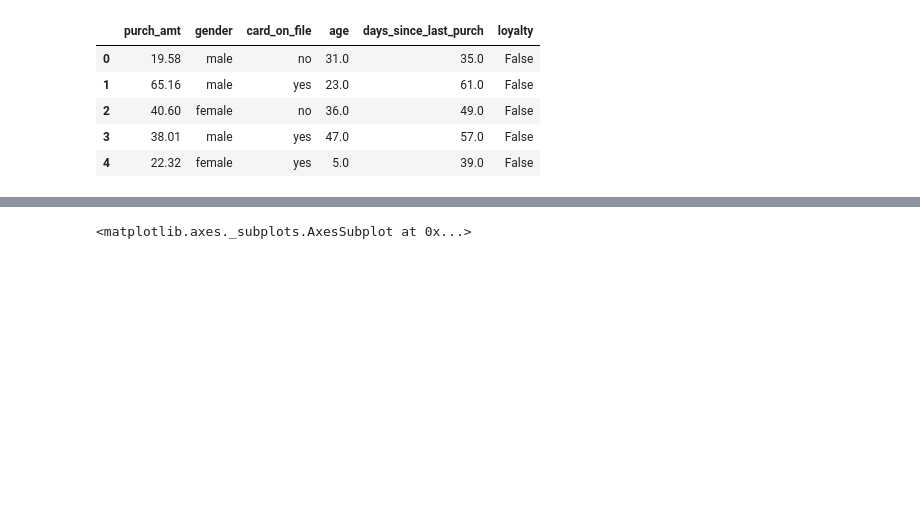
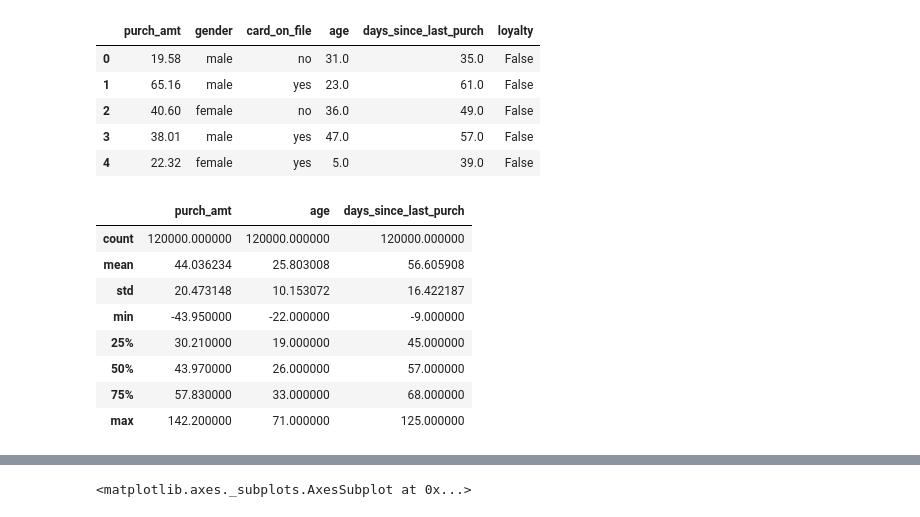
Before and after one commit to mhuh22/Thinkful, a Jupyter notebook: Bootcamp/Unit 7/Loyalty Program (Final Exam).ipynb, the cells around one changed output, grey strips where cells are left out. Cells and saved outputs as stored; diff of their text form; code cells hidden in the pictures; blank space fills up the shorter version.

```diff
--- a/Bootcamp/Unit 7/Loyalty Program (Final Exam).ipynb
+++ b/Bootcamp/Unit 7/Loyalty Program (Final Exam).ipynb
@@ -19,3 +22,16 @@ data.head()
 | 2 | 40.60 | female | no | 36.0 | 49.0 | False |
 | 3 | 38.01 | male | yes | 47.0 | 57.0 | False |
 | 4 | 22.32 | female | yes | 5.0 | 39.0 | False |
+# %%
+# View statistics on dataset
+data.describe()
+# %% [output]
+|  | purch_amt | age | days_since_last_purch |
+| count | 120000.000000 | 120000.000000 | 120000.000000 |
+| mean | 44.036234 | 25.803008 | 56.605908 |
+| std | 20.473148 | 10.153072 | 16.422187 |
+| min | -43.950000 | -22.000000 | -9.000000 |
+| 25% | 30.210000 | 19.000000 | 45.000000 |
+| 50% | 43.970000 | 26.000000 | 57.000000 |
+| 75% | 57.830000 | 33.000000 | 68.000000 |
+| max | 142.200000 | 71.000000 | 125.000000 |
```
Also changed, not shown: parts of 12 cells of this notebook.
